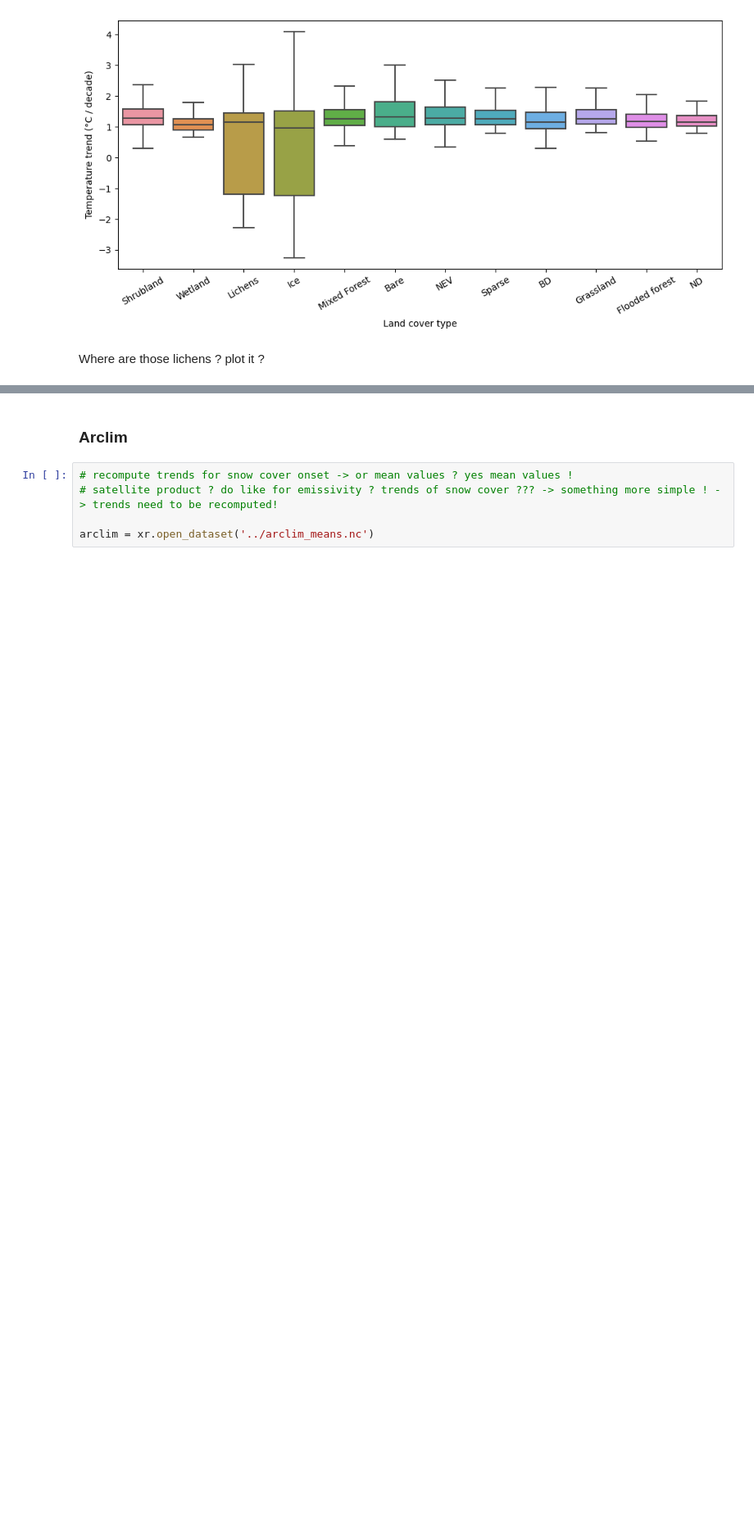
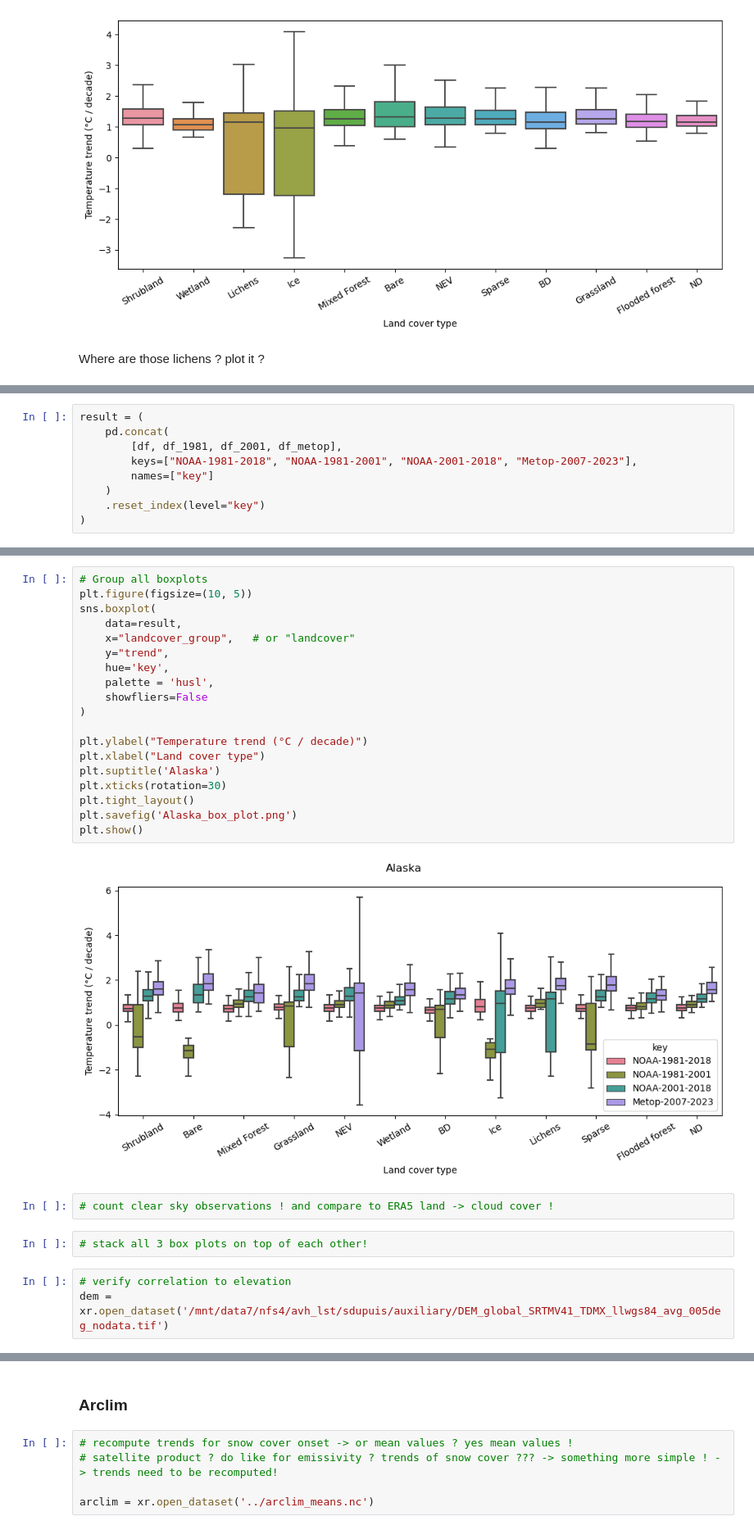
Before and after one commit to soniajdupuis/PhD_analysis, a Jupyter notebook: Paper_3_Analysis/box_plots.ipynb, the cells around one changed output, grey strips where cells are left out. Shown at 82% size. Drawn from its saved outputs; the diff is of its cells as text; blank space fills up the shorter version.

```diff
--- a/Paper_3_Analysis/box_plots.ipynb
+++ b/Paper_3_Analysis/box_plots.ipynb
@@ -510,0 +573,9 @@ Where are those lichens ? plot it ?
+# %%
+result = (
+    pd.concat(
+        [df, df_1981, df_2001, df_metop],
+        keys=["NOAA-1981-2018", "NOAA-1981-2001", "NOAA-2001-2018", "Metop-2007-2023"],
+        names=["key"]
+    )
+    .reset_index(level="key")
+)
@@ -510,0 +598,28 @@ Where are those lichens ? plot it ?
+# %%
+# Group all boxplots
+plt.figure(figsize=(10, 5))
+sns.boxplot(
+    data=result,
+    x="landcover_group",   # or "landcover"
+    y="trend",
+    hue='key',
+    palette = 'husl',
+    showfliers=False
+)
+
+plt.ylabel("Temperature trend (°C / decade)")
+plt.xlabel("Land cover type")
+plt.suptitle('Alaska')
+plt.xticks(rotation=30)
+plt.tight_layout()
+plt.savefig('Alaska_box_plot.png')
+plt.show()
+# %% [output]
+[figure, added]
+# %%
+# count clear sky observations ! and compare to ERA5 land -> cloud cover !
+# %%
+# stack all 3 box plots on top of each other!
+# %%
+# verify correlation to elevation
+dem = xr.open_dataset('/mnt/data7/nfs4/avh_lst/sdupuis/auxiliary/DEM_global_SRTMV41_TDMX_llwgs84_avg_005deg_nodata.tif')
```
Also changed, not shown: parts of 29 cells of this notebook, 5 other files.
